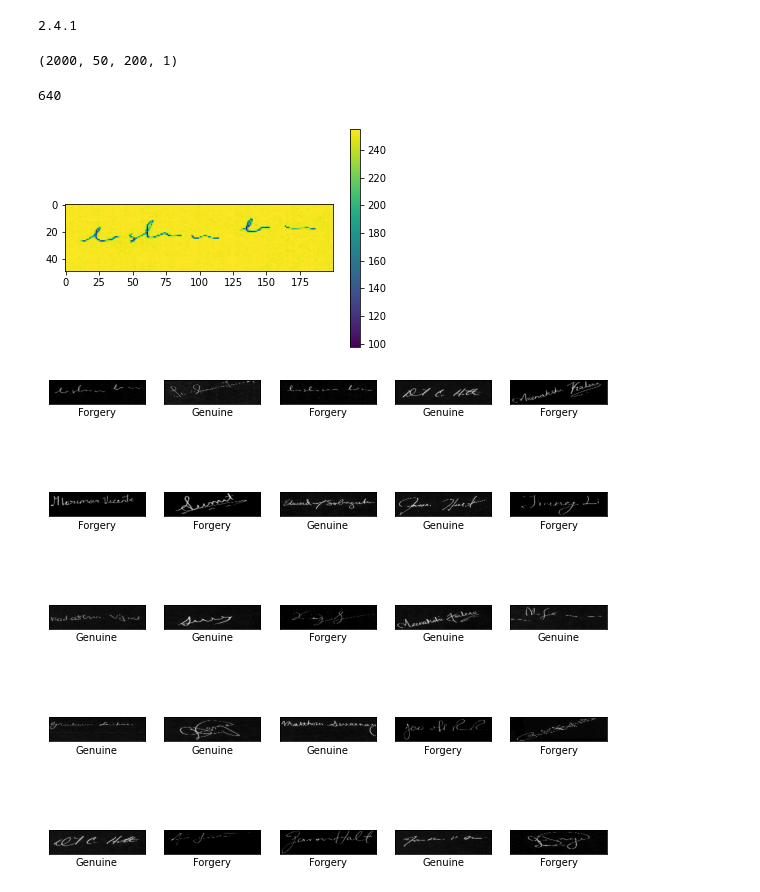
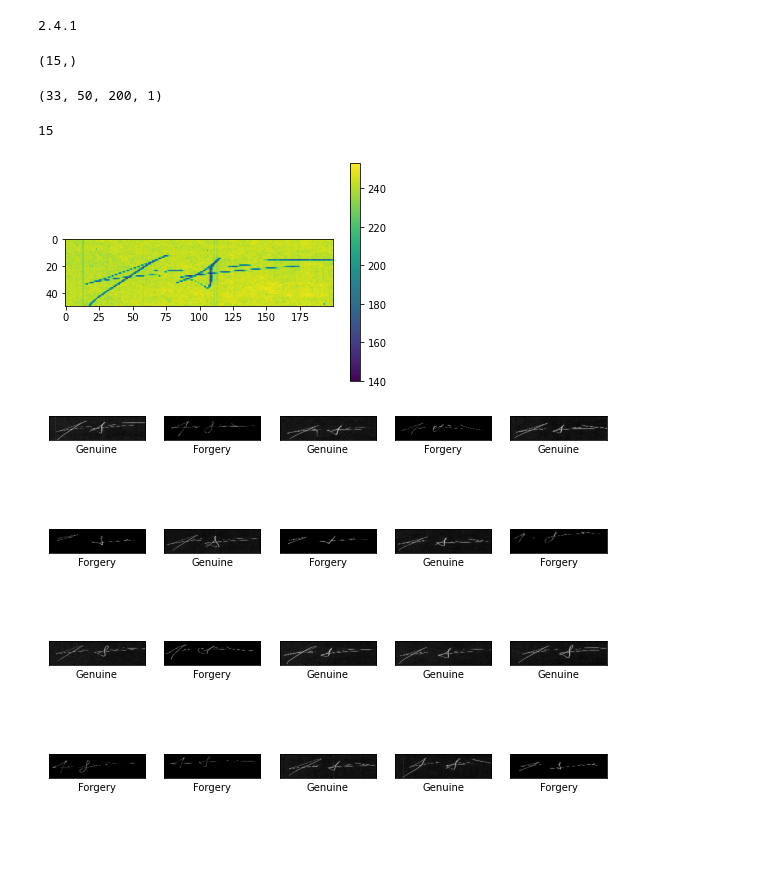
Before and after one commit to VicttorSM/tcc-neural-network, a Jupyter notebook: Neural Network TCC.ipynb, the cells around one changed output. Cells and saved outputs as stored; diff of their text form; code cells hidden in the pictures; blank space fills up the shorter version.

```diff
--- a/Neural Network TCC.ipynb
+++ b/Neural Network TCC.ipynb
@@ -76,8 +76,8 @@ def return_dataset(path, label):
 
 #(train_images, train_labels), (test_images, test_labels) = fashion_mnist.load_data()
 
-forg_images, forg_labels = return_dataset(r"C:/Users/victt/Downloads/signatures/full_forg/*.png", 1)
-org_images, org_labels = return_dataset(r"C:/Users/victt/Downloads/signatures/full_org/*.png", 0)
+forg_images, forg_labels = return_dataset(r"C:/Users/victt/Downloads/signatures_1/full_forg/*.png", 1)
+org_images, org_labels = return_dataset(r"C:/Users/victt/Downloads/signatures_1/full_org/*.png", 0)
 
 
 images = []
@@ -102,25 +102,31 @@ labels = np.array(labels_og)
 
 images = tf.expand_dims(images, axis=-1)
 labels = keras.utils.to_categorical(labels, num_classes=2)
+# %%
+division = int(len(labels_og) * 0.7)
 # %%
-train_images = np.array(images[:2000])
-test_images = np.array(images[2000:])
+train_images = np.array(images[:division])
+test_images = np.array(images[division:])
 
-train_labels = np.array(labels[:2000])
-train_labels_og = np.array(labels_og[:2000])
+train_labels = np.array(labels[:division])
+train_labels_og = np.array(labels_og[:division])
 
-test_labels = np.array(labels[2000:])
-test_labels_og = np.array(labels_og[2000:])
+test_labels = np.array(labels[division:])
+test_labels_og = np.array(labels_og[division:])
+# %%
+test_labels_og.shape
+# %% [output]
+(15,)
 # %%
 class_names = ['Genuine', 'Forgery']
 # %%
 train_images.shape
 # %% [output]
-(2000, 50, 200, 1)
+(33, 50, 200, 1)
 # %%
 len(test_labels)
 # %% [output]
-640
+15
 # %%
 plt.figure()
 plt.imshow(train_images[0])
@@ -128,23 +134,23 @@ plt.colorbar()
 plt.grid(False)
 plt.show()
 # %% [output]
-[figure, old version]
+[figure, new version]
 # %%
 train_images = train_images / 255.0
 
 test_images = test_images / 255.0
 # %%
 plt.figure(figsize=(10,10))
-for i in range(25):
+for i in range(20):
     plt.subplot(5,5,i+1)
     plt.xticks([])
     plt.yticks([])
     plt.grid(False)
     plt.imshow(train_images[i], cmap=plt.cm.binary)
     plt.xlabel(class_names[train_labels_og[i]])
 plt.show()
 # %% [output]
-[figure, old version]
+[figure, new version]
 # %%
 model = keras.Sequential([
     keras.layers.Conv2D(16, kernel_size=3, activation='relu'),
```
Also changed, not shown: parts of 6 cells of this notebook.
